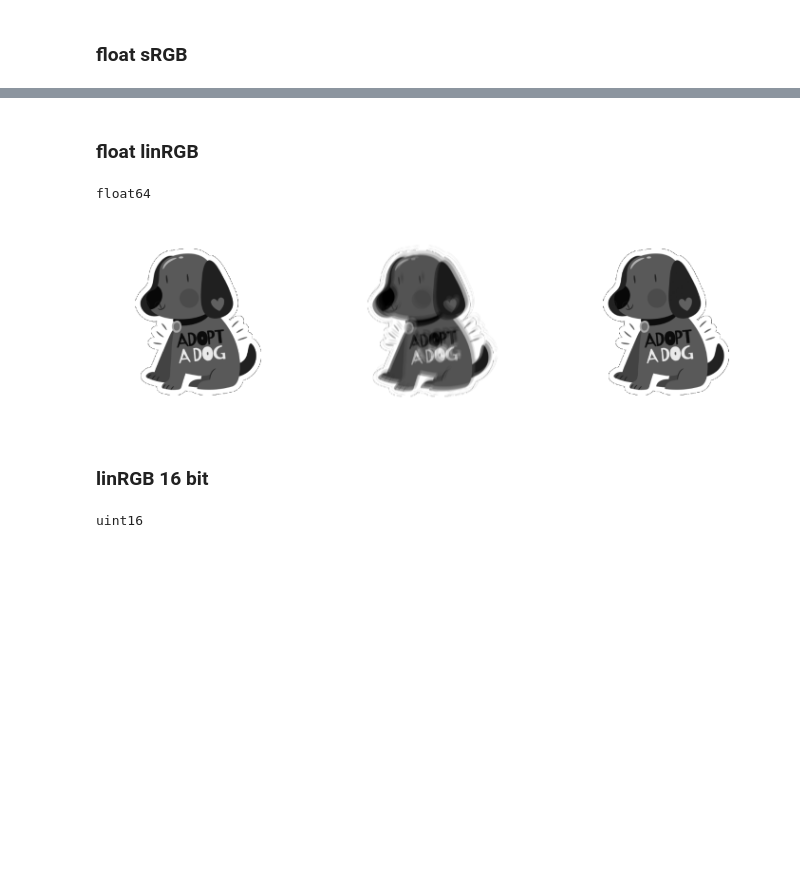
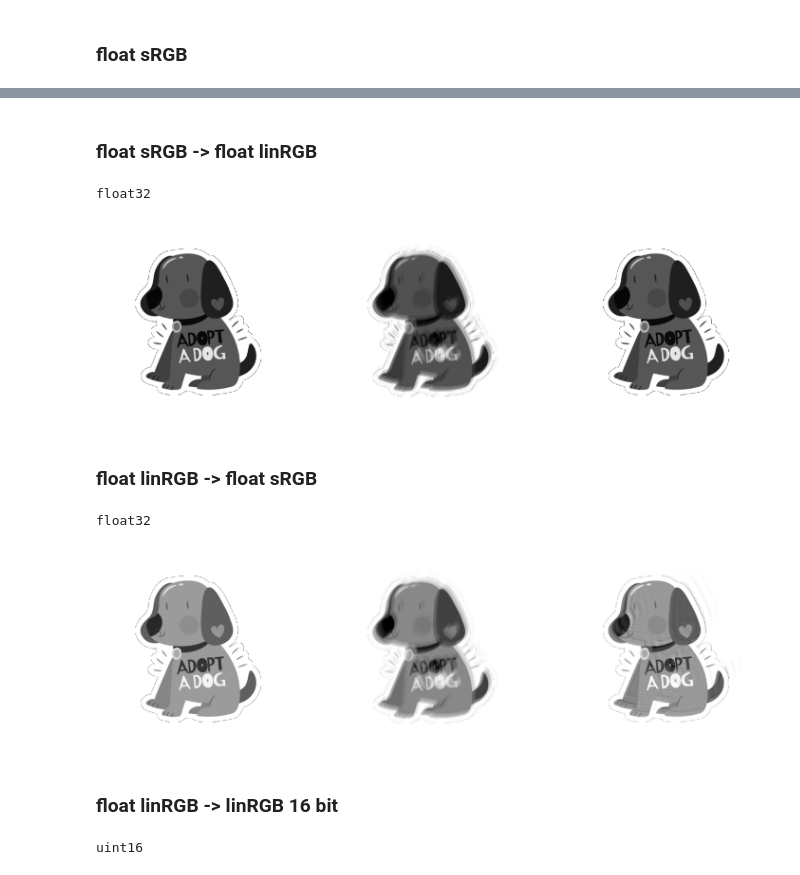
Before and after one commit to OlgaChaganova/non-blind-deconvolution-benchmark, a Jupyter notebook: notebooks/discretization.ipynb, the cells around one changed output, grey strips where cells are left out. Saved outputs shown, nothing was run; the diff lists cells and outputs as text; code cells hidden in the pictures; blank space fills up the shorter version.

```diff
--- a/notebooks/discretization.ipynb
+++ b/notebooks/discretization.ipynb
@@ -40,7 +40,7 @@ img_path = "../datasets/gt/precomp/icons_jpg/1/adopt.png"
 # img_path = '../datasets/gt/Sun-gray/im_1.png'
 image = imread(img_path)
 if image.ndim == 3:
-    image = rgb2gray(image)
+    image = srgb2gray(image)
     print('Converted to gray')
 
 imshow(image)
@@ -52,5 +52,5 @@ float64 0.027450980618596077 0.9999999999999999
 # %% [markdown]
-### float linRGB
+### float sRGB -> float linRGB
 # %%
 image = srgbf_to_linrgbf(image)
 blurred_image = convolve(image, psf)
@@ -60,10 +60,23 @@ restored = wiener(blurred_image, psf)
 imsshow([image, blurred_image, restored], figsize=(18, 7))
 print(image.dtype)
 # %% [output]
-float64
+float32
 [figure]
+# %% [markdown]
+### float linRGB -> float sRGB
+# %%
+image_srgbf = linrgbf_to_srgbf(image)
+blurred_image_srgbf = linrgbf_to_srgbf(blurred_image)
+# %%
+restored = wiener_noised(blurred_image_srgbf, psf)
+
+imsshow([image_srgbf, blurred_image_srgbf, restored], figsize=(18, 7))
+print(image.dtype)
+# %% [output]
+float32
+[figure, added]
 # %% [markdown]
-### linRGB 16 bit
+### float linRGB -> linRGB 16 bit
 # %%
 image = float_to_uint16(image)
 blurred_image = float_to_uint16(blurred_image)
```
Also changed, not shown: parts of 3 cells of this notebook.
